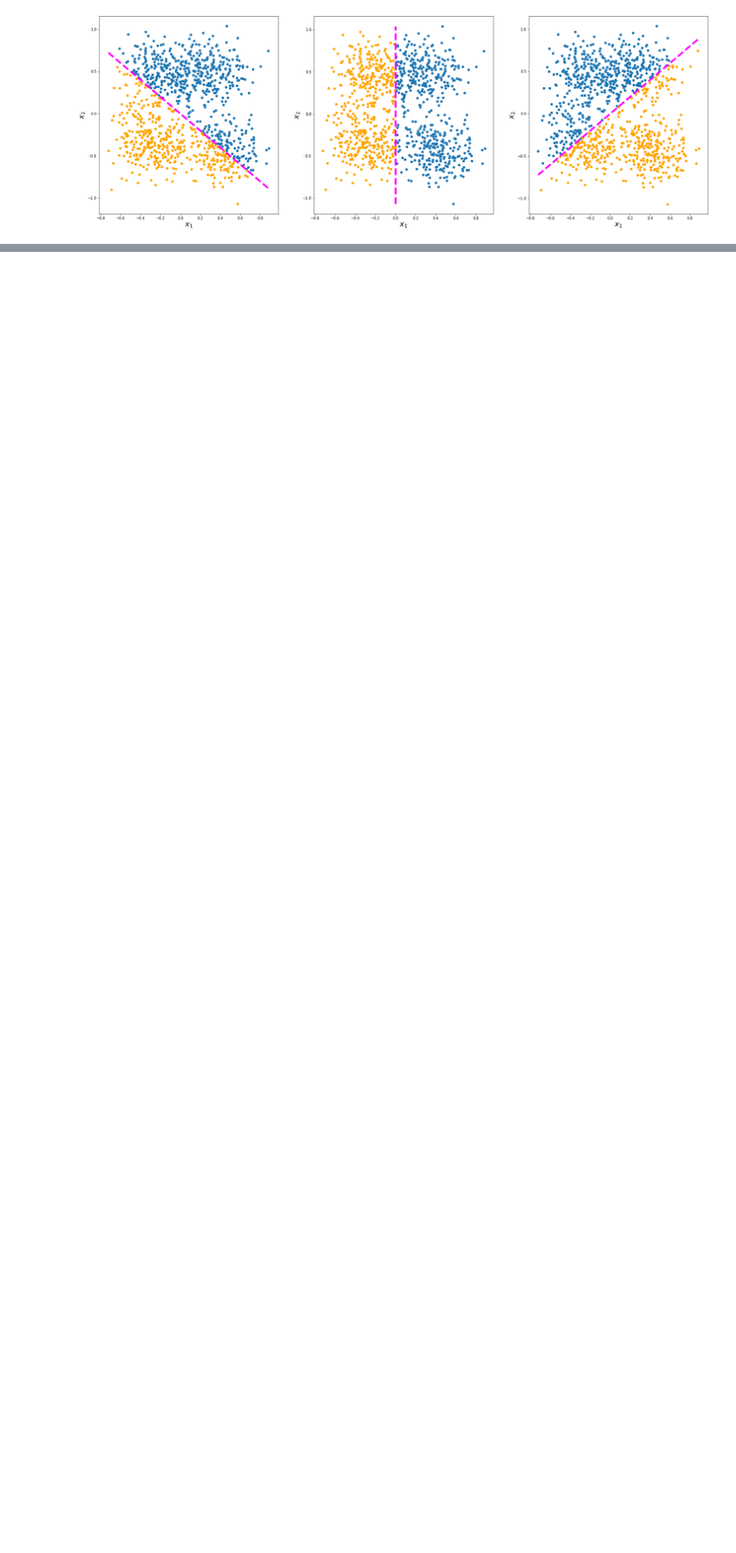
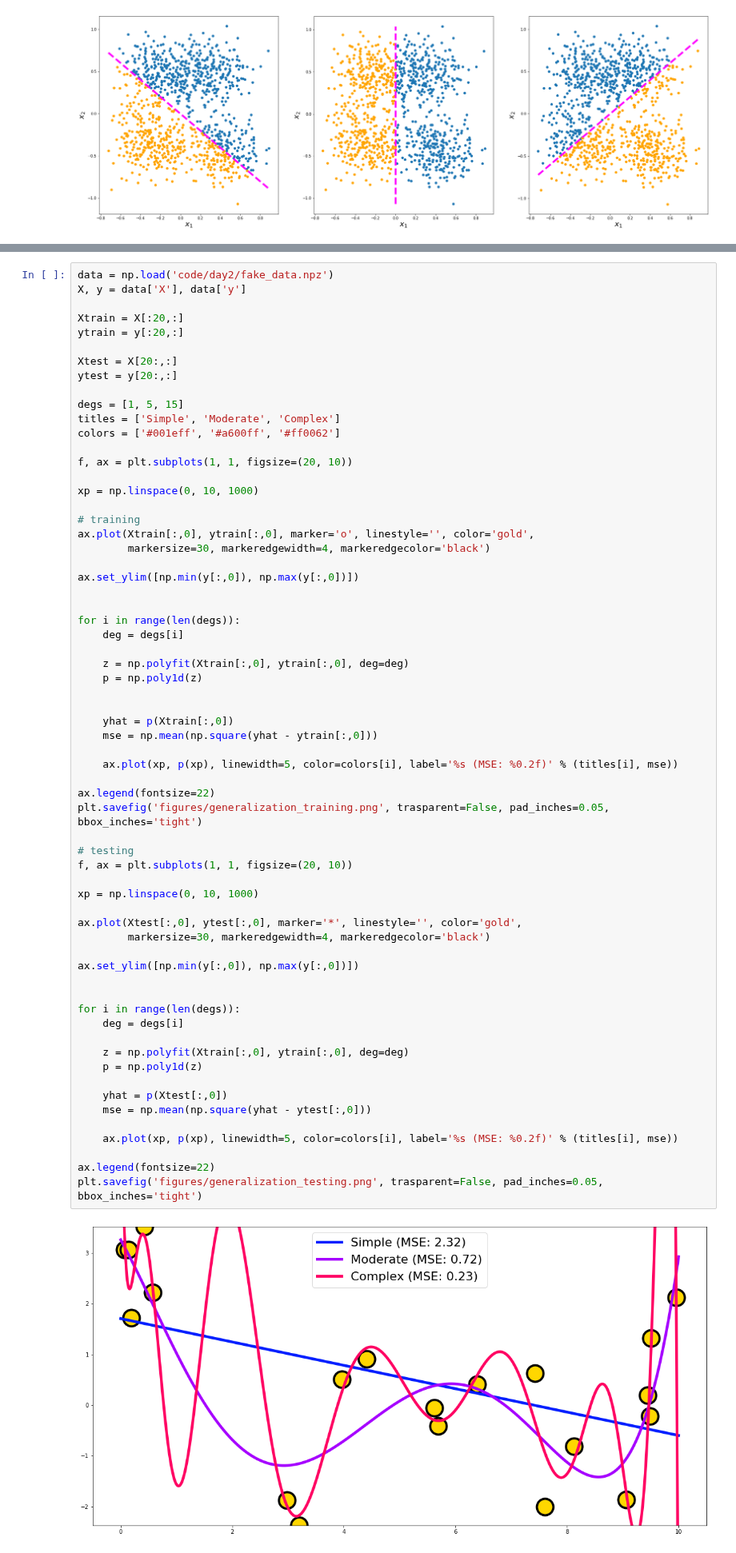
Before and after one commit to KISRDevelopment/nn_course, a Jupyter notebook: gen_datasaets.ipynb, the cells around one changed output, grey strips where cells are left out. Shown at 80% size. Saved outputs shown, nothing was run; the diff lists cells and outputs as text; blank space fills up the shorter version.

```diff
--- a/gen_datasaets.ipynb
+++ b/gen_datasaets.ipynb
@@ -138,3 +138,69 @@ plt.savefig('figures/multiclass_classification.png', trasparent=False, pad_inche
 np.savez('data/multiclass_classification', X=X, y=y[:,np.newaxis])
 # %% [output]
 [figure]
+# %%
+data = np.load('code/day2/fake_data.npz')
+X, y = data['X'], data['y']
+
+Xtrain = X[:20,:]
+ytrain = y[:20,:]
+
+Xtest = X[20:,:]
+ytest = y[20:,:]
+
+degs = [1, 5, 15]
+titles = ['Simple', 'Moderate', 'Complex']
+colors = ['#001eff', '#a600ff', '#ff0062']
+
+f, ax = plt.subplots(1, 1, figsize=(20, 10))
+
+xp = np.linspace(0, 10, 1000)
+
+# training
+ax.plot(Xtrain[:,0], ytrain[:,0], marker='o', linestyle='', color='gold',
+        markersize=30, markeredgewidth=4, markeredgecolor='black')
+
+ax.set_ylim([np.min(y[:,0]), np.max(y[:,0])])
+
+
+for i in range(len(degs)):
+    deg = degs[i]
+
+    z = np.polyfit(Xtrain[:,0], ytrain[:,0], deg=deg)
+    p = np.poly1d(z)
+
+
+    yhat = p(Xtrain[:,0])
+    mse = np.mean(np.square(yhat - ytrain[:,0]))
+
+    ax.plot(xp, p(xp), linewidth=5, color=colors[i], label='%s (MSE: %0.2f)' % (titles[i], mse))
+
+ax.legend(fontsize=22)
+plt.savefig('figures/generalization_training.png', trasparent=False, pad_inches=0.05, bbox_inches='tight')
+
+# testing
+f, ax = plt.subplots(1, 1, figsize=(20, 10))
+
+xp = np.linspace(0, 10, 1000)
+
+ax.plot(Xtest[:,0], ytest[:,0], marker='*', linestyle='', color='gold',
+        markersize=30, markeredgewidth=4, markeredgecolor='black')
+
+ax.set_ylim([np.min(y[:,0]), np.max(y[:,0])])
+
+
+for i in range(len(degs)):
+    deg = degs[i]
+
+    z = np.polyfit(Xtrain[:,0], ytrain[:,0], deg=deg)
+    p = np.poly1d(z)
+
+    yhat = p(Xtest[:,0])
+    mse = np.mean(np.square(yhat - ytest[:,0]))
+
+    ax.plot(xp, p(xp), linewidth=5, color=colors[i], label='%s (MSE: %0.2f)' % (titles[i], mse))
+
+ax.legend(fontsize=22)
+plt.savefig('figures/generalization_testing.png', trasparent=False, pad_inches=0.05, bbox_inches='tight')
+# %% [output]
+[figure, added]
```
Also changed, not shown: parts of 1 cell of this notebook, 7 other files.
